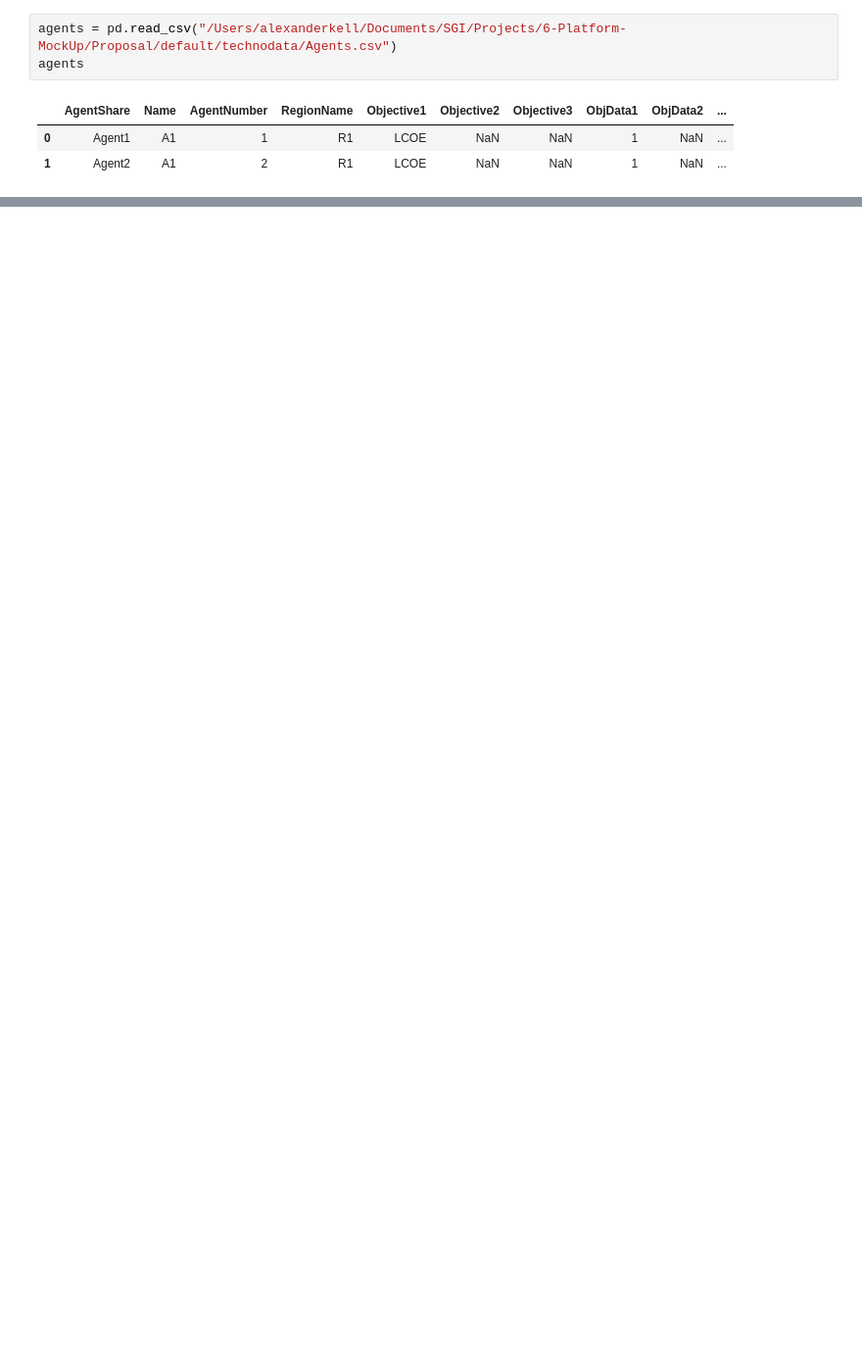
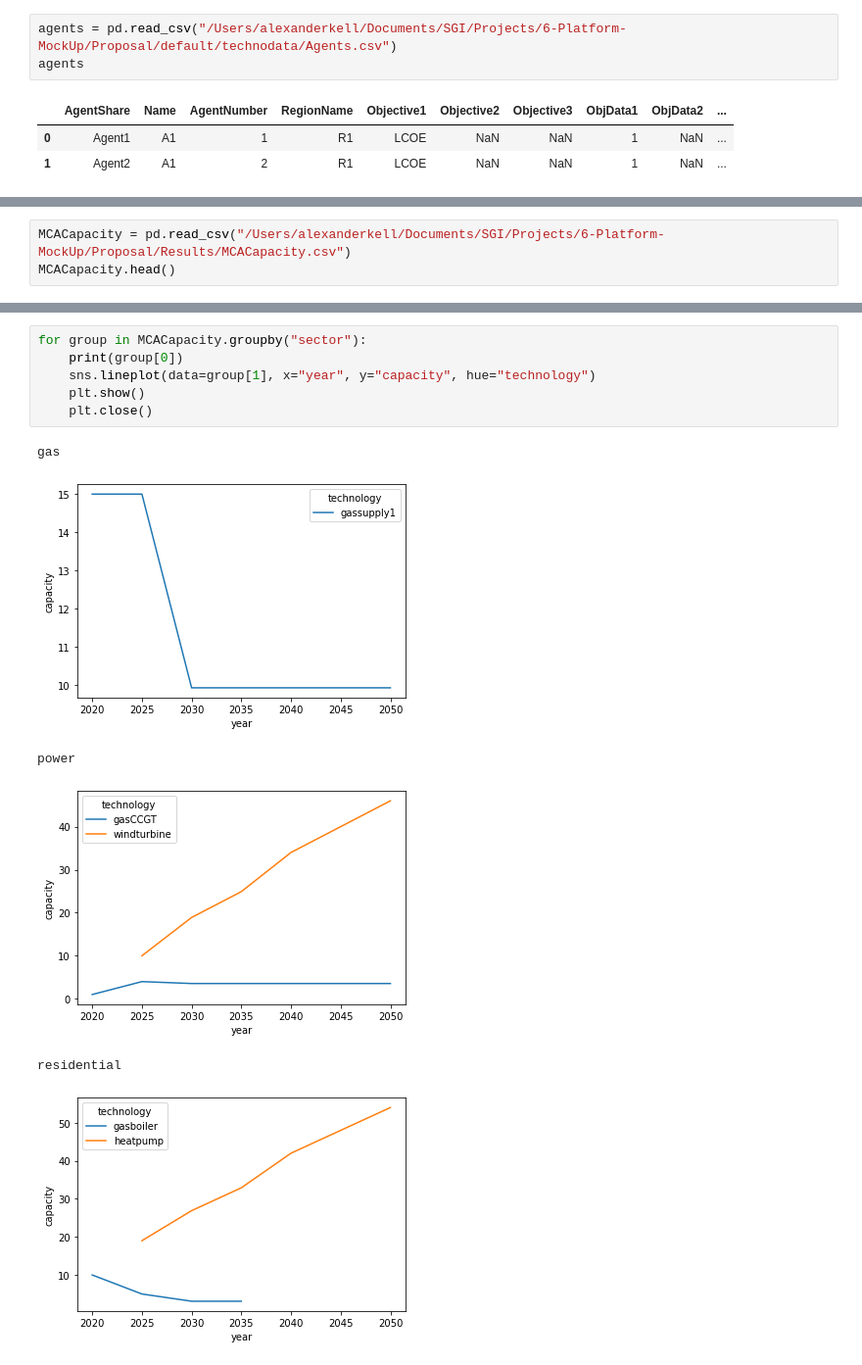
Before and after one commit to alexanderkell/muse-dashboard-mock-up, a Jupyter notebook: specification.ipynb, the cells around one changed output, grey strips where cells are left out. Shown: that part at 98% size. Drawn from its saved outputs; the diff is of its cells as text; blank space fills up the shorter version.

Commit message:
visualising results

```diff
--- a/specification.ipynb
+++ b/specification.ipynb
@@ -48,0 +244,3 @@ agents
+# %%
+MCACapacity = pd.read_csv("/Users/alexanderkell/Documents/SGI/Projects/6-Platform-MockUp/Proposal/Results/MCACapacity.csv")
+MCACapacity.head()
@@ -48,0 +254,13 @@ agents
+# %%
+for group in MCACapacity.groupby("sector"):
+    print(group[0])
+    sns.lineplot(data=group[1], x="year", y="capacity", hue="technology")
+    plt.show()
+    plt.close()
+# %% [output]
+gas
+[figure, added]
+power
+[figure, added]
+residential
+[figure, added]
```
Also changed, not shown: parts of 10 cells of this notebook, 30 other files.
